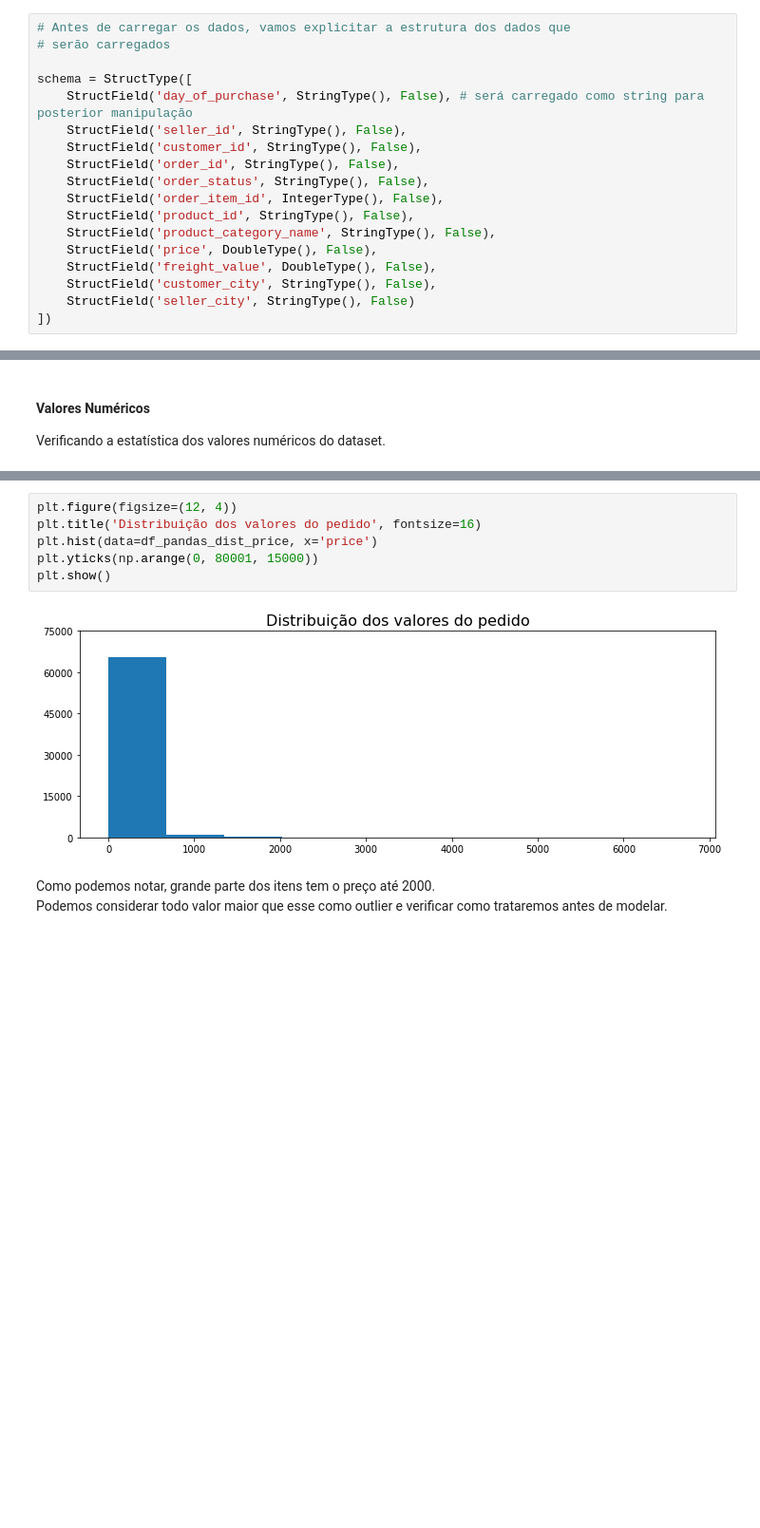
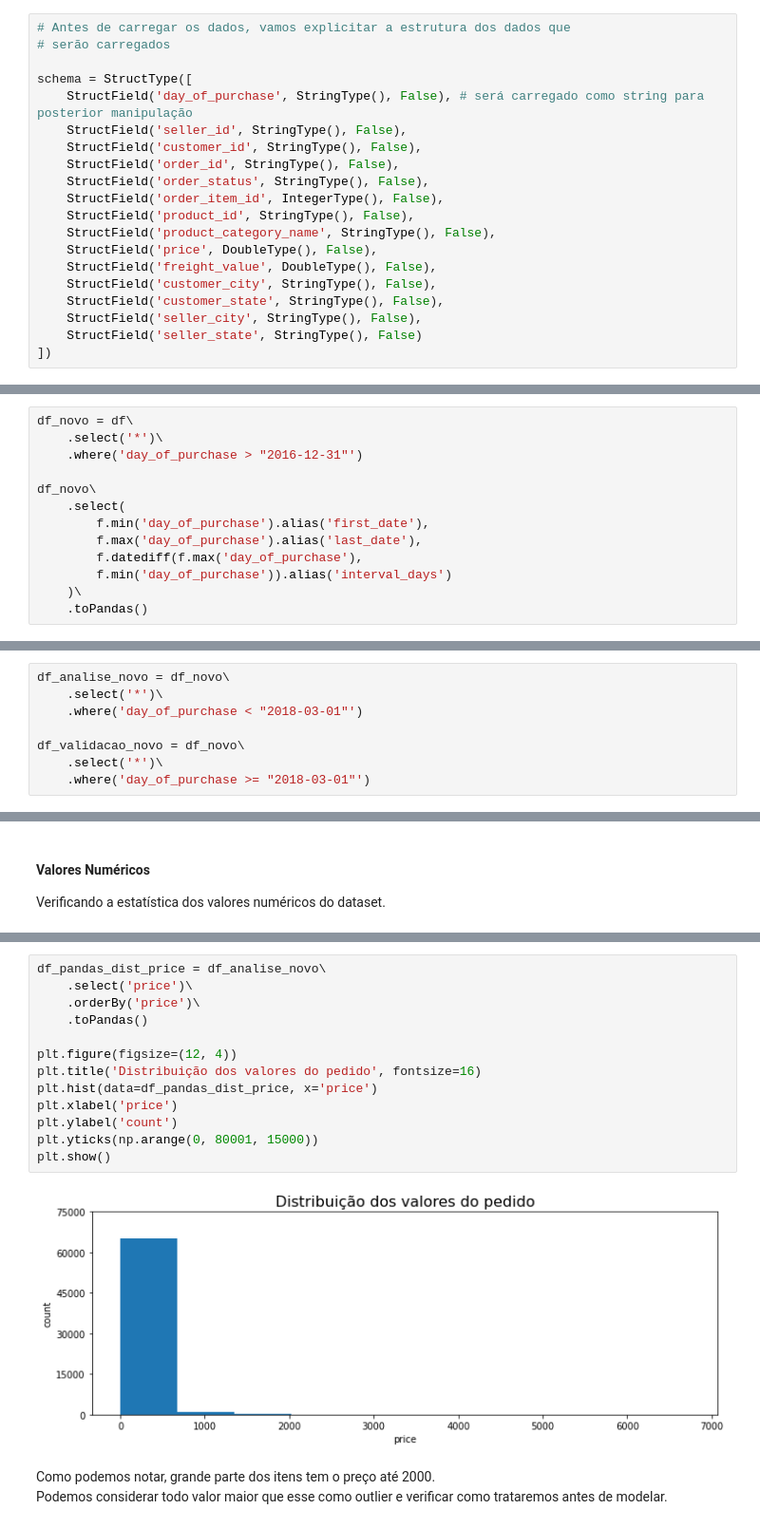
Before and after one commit to JohnnyYamanaka/projetos-ml-olist, a Jupyter notebook: forecasting/eda.ipynb, the cells around one changed output, grey strips where cells are left out. Shown at 95% size. Drawn from its saved outputs; the diff is of its cells as text; blank space fills up the shorter version.

Commit message:
finalizando analise exploratia e correção da consulta

```diff
--- a/forecasting/eda.ipynb
+++ b/forecasting/eda.ipynb
@@ -43,7 +43,9 @@ schema = StructType([
     StructField('price', DoubleType(), False),
     StructField('freight_value', DoubleType(), False),
     StructField('customer_city', StringType(), False),
-    StructField('seller_city', StringType(), False)
+    StructField('customer_state', StringType(), False),
+    StructField('seller_city', StringType(), False),
+    StructField('seller_state', StringType(), False)
 ])
 # %%
 #Importando os dados
@@ -358,0 +630,13 @@ Neste tópico vamos explorar mais as features presentes no nosso dataset
+# %%
+df_novo = df\
+    .select('*')\
+    .where('day_of_purchase > "2016-12-31"')
+
+df_novo\
+    .select(
+        f.min('day_of_purchase').alias('first_date'),
+        f.max('day_of_purchase').alias('last_date'),
+        f.datediff(f.max('day_of_purchase'),
+        f.min('day_of_purchase')).alias('interval_days')
+    )\
+    .toPandas()
@@ -358,0 +664,8 @@ Neste tópico vamos explorar mais as features presentes no nosso dataset
+# %%
+df_analise_novo = df_novo\
+    .select('*')\
+    .where('day_of_purchase < "2018-03-01"')
+
+df_validacao_novo = df_novo\
+    .select('*')\
+    .where('day_of_purchase >= "2018-03-01"')
@@ -405,11 +965,18 @@ df_pandas_dist_price = df_analise\
 # %%
+df_pandas_dist_price = df_analise_novo\
+    .select('price')\
+    .orderBy('price')\
+    .toPandas()
+
 plt.figure(figsize=(12, 4))
 plt.title('Distribuição dos valores do pedido', fontsize=16)
 plt.hist(data=df_pandas_dist_price, x='price')
+plt.xlabel('price')
+plt.ylabel('count')
 plt.yticks(np.arange(0, 80001, 15000))
 plt.show()
 # %% [output]
-[figure, old version]
+[figure, new version]
 # %% [markdown]
 Como podemos notar, grande parte dos itens tem o preço até 2000.
 Podemos considerar todo valor maior que esse como outlier e verificar como trataremos antes de modelar.
```
Also changed, not shown: parts of 76 cells of this notebook, 1 other file.
